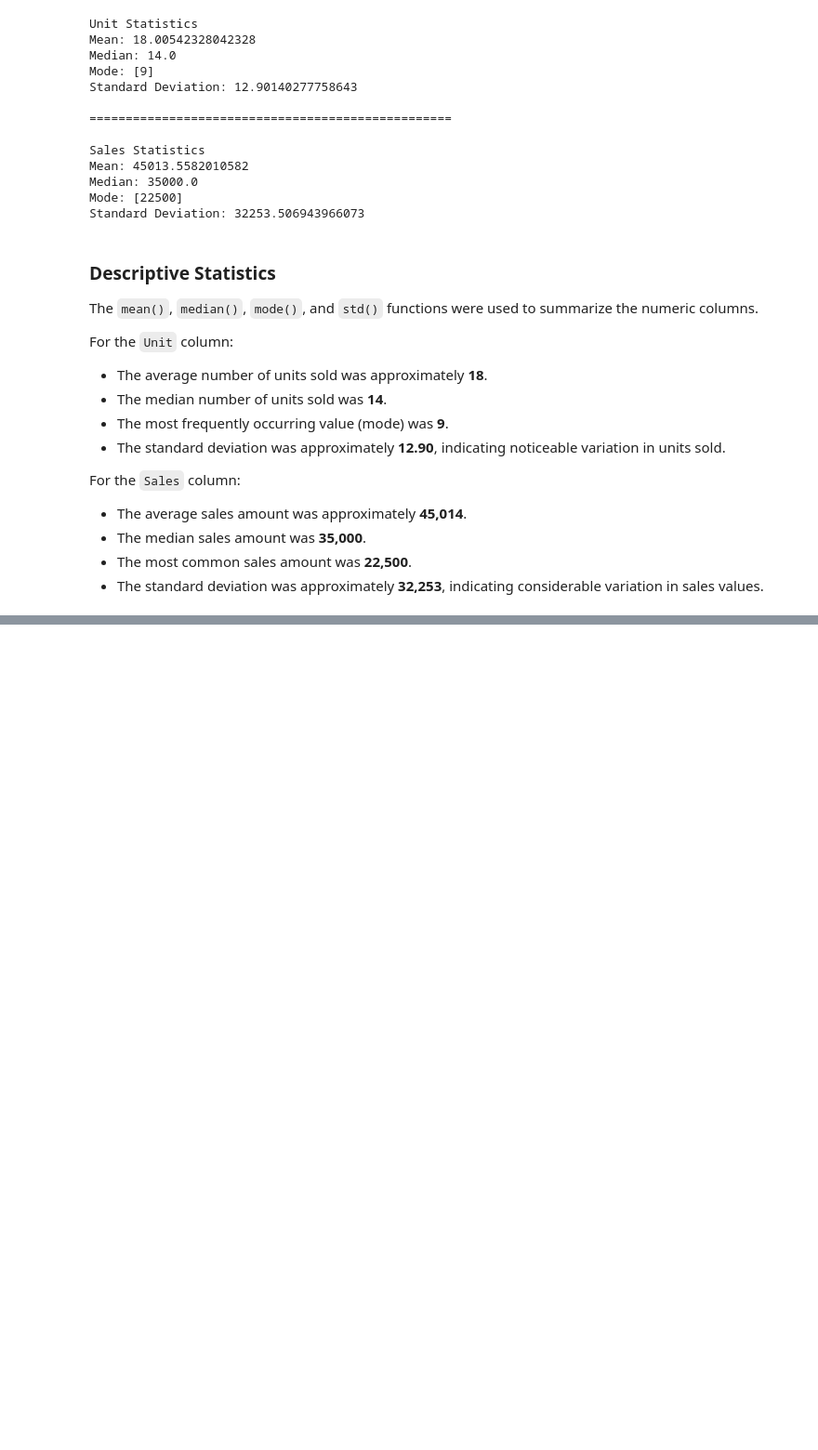
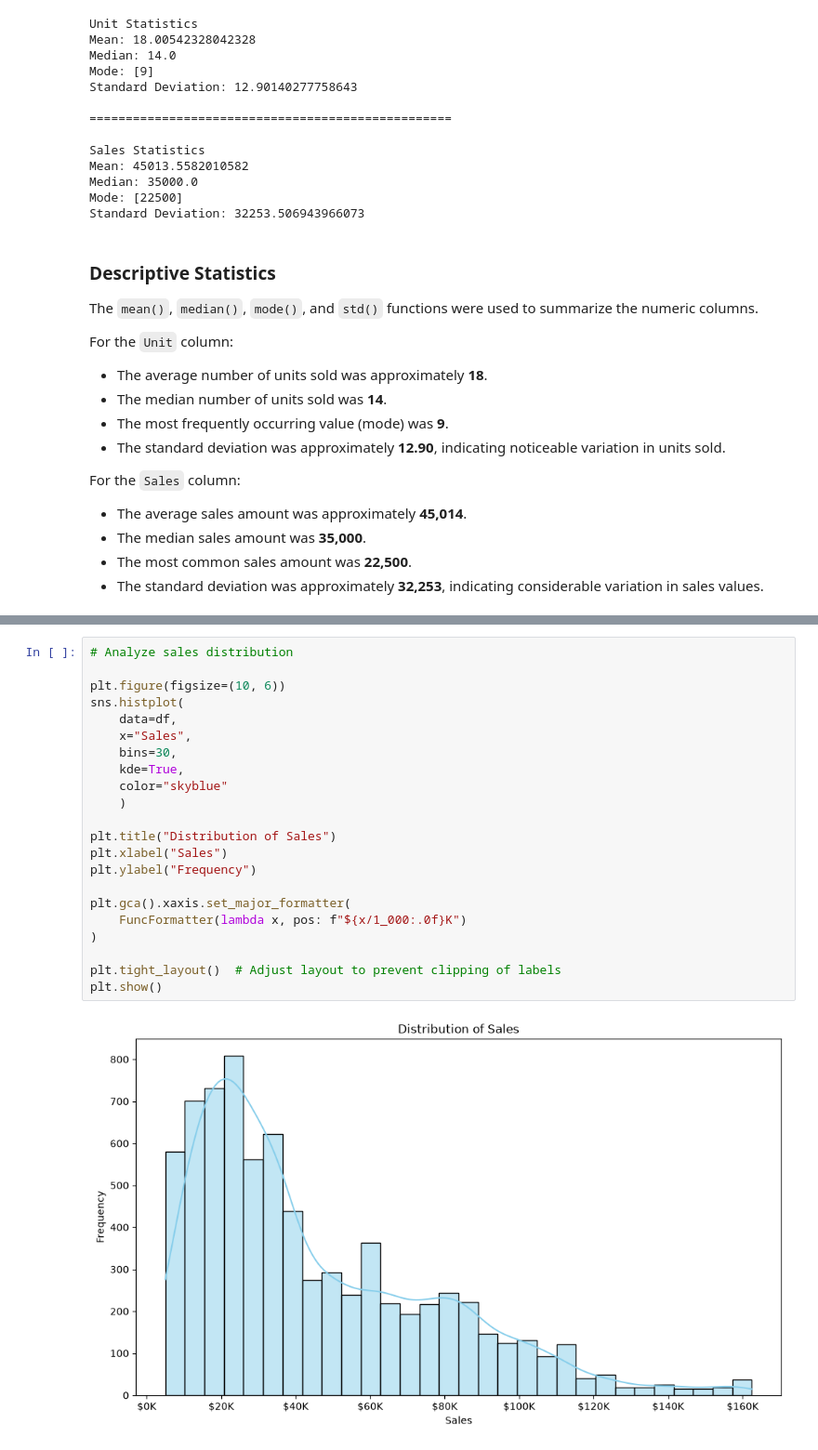
Before and after one commit to Juanb30/Python_Course_End_Projects, a Jupyter notebook: sales_analysis/notebooks/Sales_Analysis.ipynb, the cells around one changed output, grey strips where cells are left out. Shown at 93% size. Drawn from its saved outputs; the diff is of its cells as text; blank space fills up the shorter version.

```diff
--- a/sales_analysis/notebooks/Sales_Analysis.ipynb
+++ b/sales_analysis/notebooks/Sales_Analysis.ipynb
@@ -330,0 +790,24 @@ AttributeError: 'SeriesGroupBy' object has no attribute 'cum'
+# %%
+# Analyze sales distribution
+
+plt.figure(figsize=(10, 6))
+sns.histplot(
+    data=df,
+    x="Sales",
+    bins=30,
+    kde=True,
+    color="skyblue"
+    )
+
+plt.title("Distribution of Sales")
+plt.xlabel("Sales")
+plt.ylabel("Frequency")
+
+plt.gca().xaxis.set_major_formatter(
+    FuncFormatter(lambda x, pos: f"${x/1_000:.0f}K")
+)
+
+plt.tight_layout()  # Adjust layout to prevent clipping of labels
+plt.show()
+# %% [output]
+[figure, added]
```
Also changed, not shown: parts of 53 cells of this notebook.
